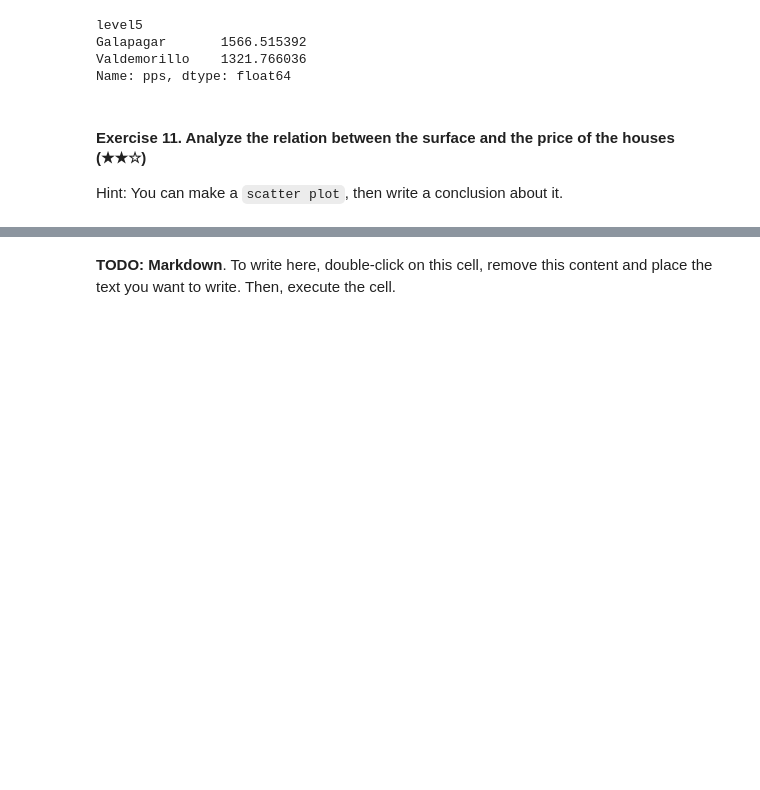
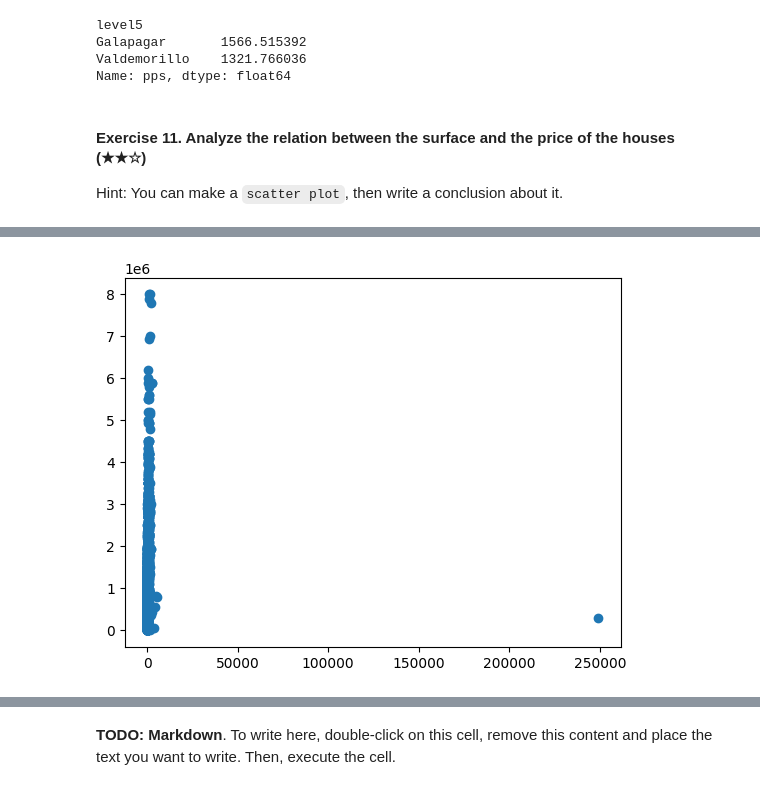
Before and after one commit to ilyasustun/realestate-datacleanup-exercise-ilyas, a Jupyter notebook: project.ipynb, the cells around one changed output, grey strips where cells are left out. Saved outputs shown, nothing was run; the diff lists cells and outputs as text; code cells hidden in the pictures; blank space fills up the shorter version.

```diff
--- a/project.ipynb
+++ b/project.ipynb
@@ -584,2 +605,16 @@ Hint: You can make a `scatter plot`, then write a conclusion about it.
 # %%
 # TODO: Code
+
+import matplotlib.pyplot as plt
+
+# ds_clean = ds.dropna()
+
+x = ds_clean['surface']
+y = ds_clean['price']
+
+
+plt.figure()
+plt.scatter(x, y)
+plt.show()
+# %% [output]
+[figure, added]
```
Also changed, not shown: parts of 11 cells of this notebook.
